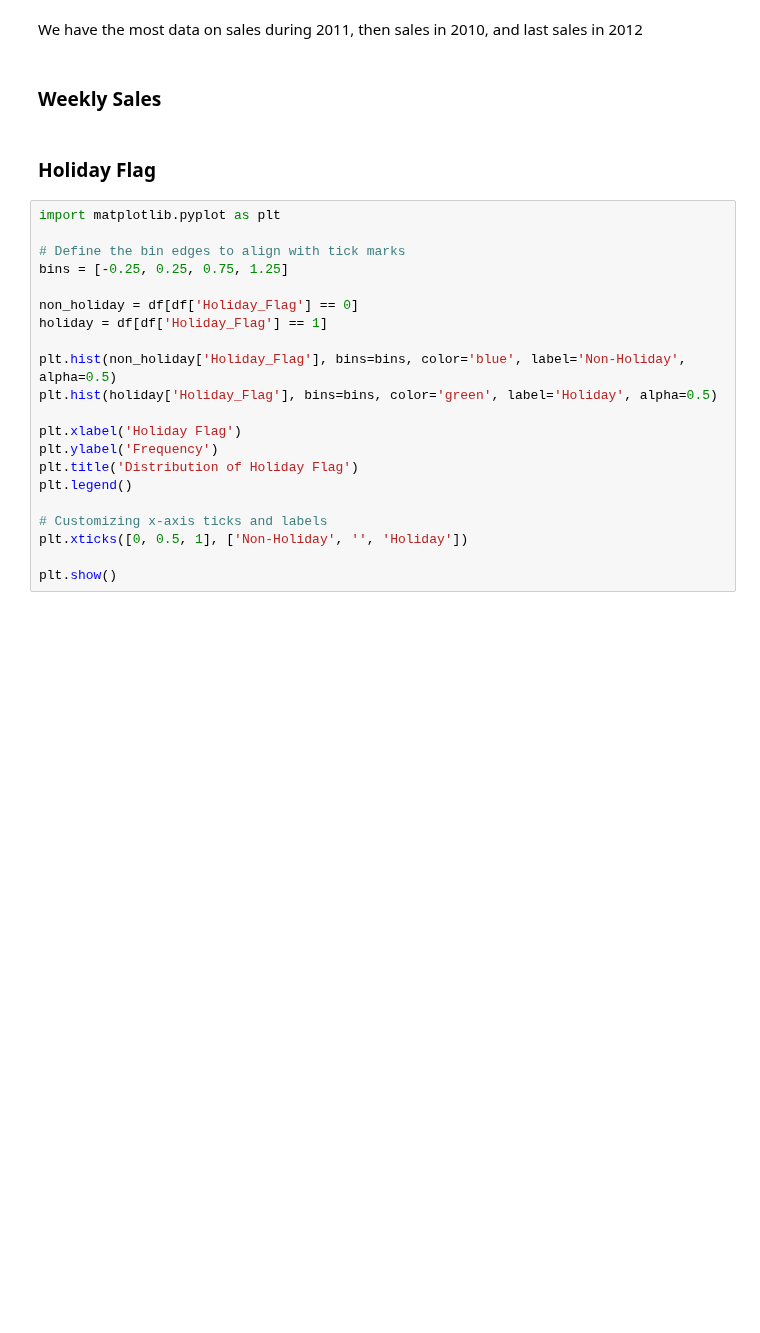
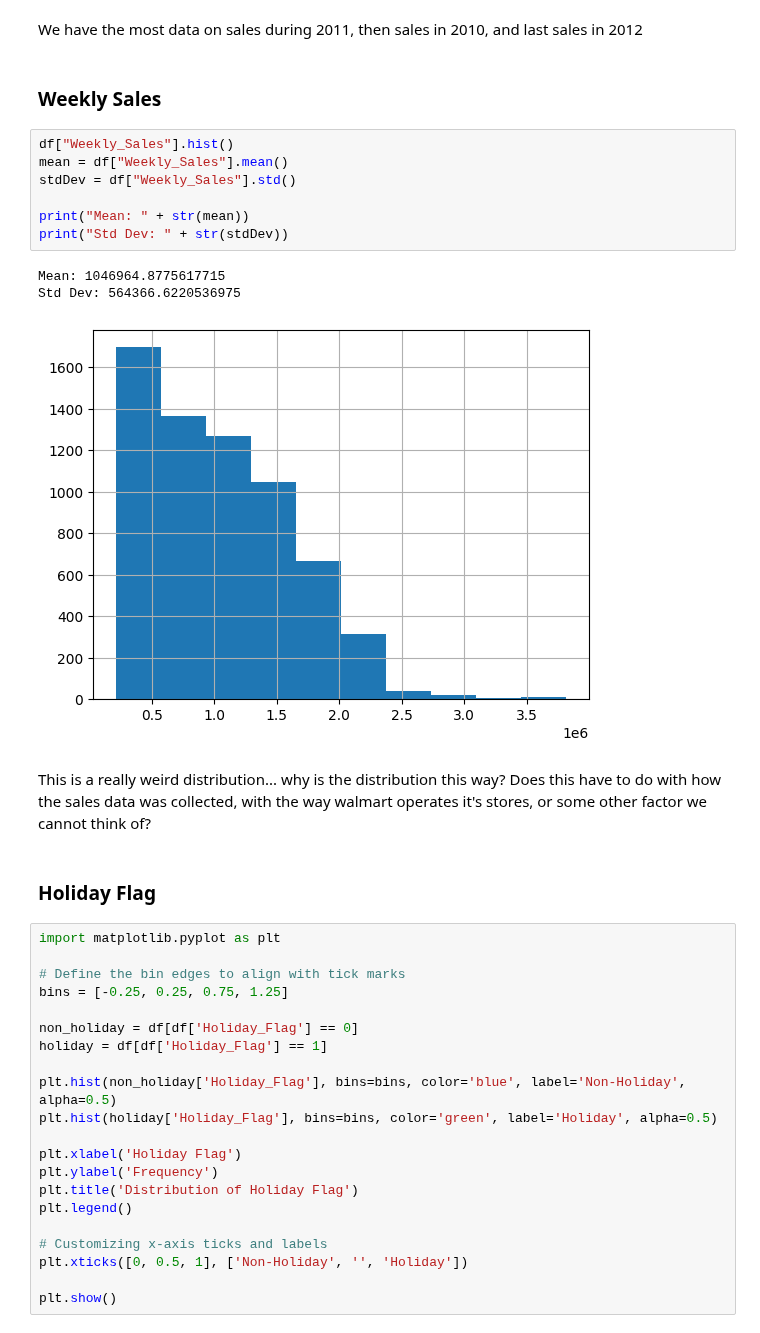
Before and after one commit to ChrisPerezLebron/CMSC320Project, a Jupyter notebook: main.ipynb, the cells around one changed output. Cells and saved outputs as stored; diff of their text form; blank space fills up the shorter version.

```diff
--- a/main.ipynb
+++ b/main.ipynb
@@ -150,6 +150,19 @@ df.groupby(df["Date"].dt.year)["Date"].count().plot(kind="bar")
 We have the most data on sales during 2011, then sales in 2010, and last sales in 2012
 # %% [markdown]
 ### Weekly Sales
+# %%
+df["Weekly_Sales"].hist()
+mean = df["Weekly_Sales"].mean()
+stdDev = df["Weekly_Sales"].std()
+
+print("Mean: " + str(mean))
+print("Std Dev: " + str(stdDev))
+# %% [output]
+Mean: 1046964.8775617715
+Std Dev: 564366.6220536975
+[figure, added]
+# %% [markdown]
+This is a really weird distribution... why is the distribution this way? Does this have to do with how the sales data was collected, with the way walmart operates it's stores, or some other factor we cannot think of?
 # %% [markdown]
 ### Holiday Flag
 # %%
```
Also changed, not shown: parts of 2 cells of this notebook.
